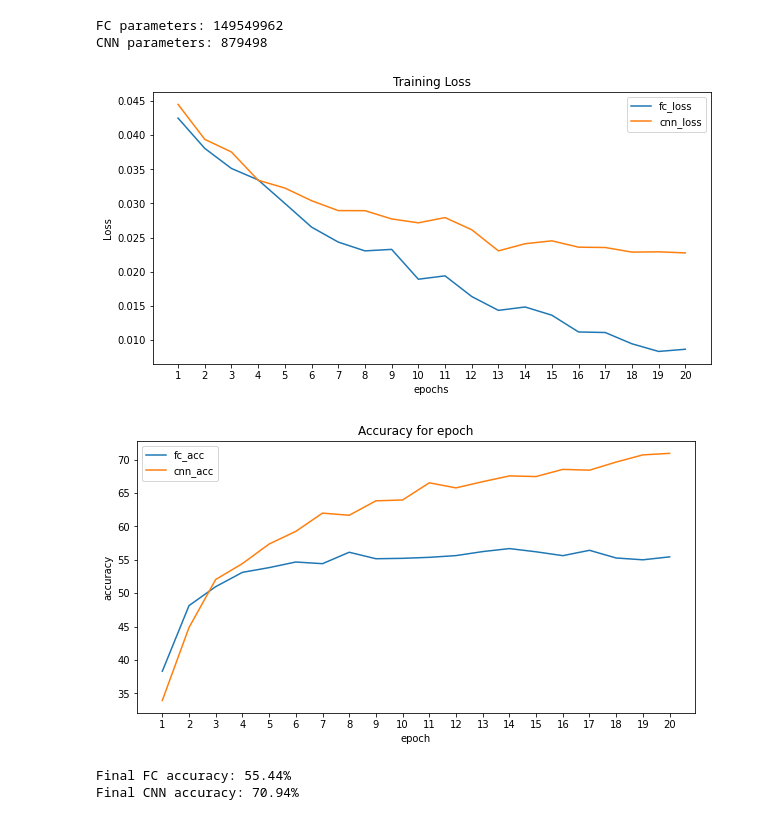
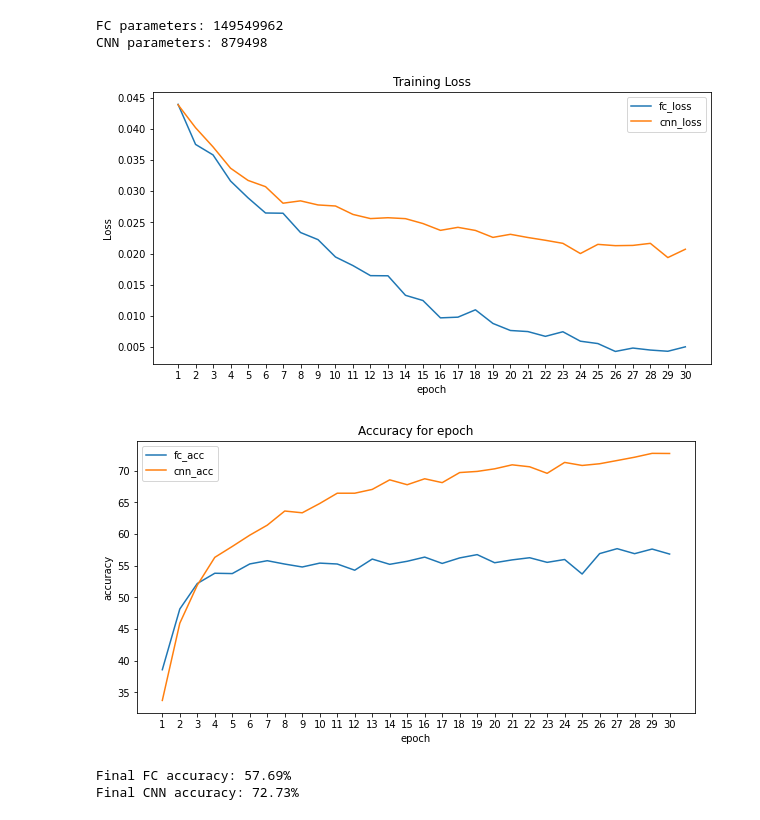
Before and after one commit to aryeko/DeepLearning-TAU, a Jupyter notebook: Ex2/Ex2 - Q1 - CIFAR10.ipynb, the cells around one changed output. Saved outputs shown, nothing was run; the diff lists cells and outputs as text; code cells hidden in the pictures.

Commit message:
Ex2-Q1: Using 30 epochs and optimizing agains validation set

```diff
--- a/Ex2/Ex2 - Q1 - CIFAR10.ipynb
+++ b/Ex2/Ex2 - Q1 - CIFAR10.ipynb
@@ -137,11 +138,17 @@ def test_net(net):
 # %%
 from tqdm import tqdm # progress bar
 
-def train_net(net, optimizer, criterion, epochs=20, print_loss=False):
+def train_net(net, optimizer, criterion, epochs=30, print_loss=False):
     net.to(device) # Send the network architecture to the GPU if available
     print_interval = int(batch_size/2)  # 2 prints per batch
     loss_values = []
     acc_values = []
+    best_model = {
+        'epoch': -1,
+        'model_state_dict': None,
+        'accuracy': 0,
+        'loss': 1,
+    }
     for epoch in tqdm(range(epochs)):  # loop over the dataset multiple times
         net.train()
         running_loss = 0.0
@@ -166,14 +173,27 @@ def train_net(net, optimizer, criterion, epochs=20, print_loss=False):
                   print('[%d, %5d] loss: %.3f' %
                         (epoch + 1, i + 1, running_loss / (i+1)))
                 running_loss = 0.0
-        acc = test_net(net)
-        acc_values.append(acc)
-        if print_loss:
-            print(f'epoch [{epoch}] -> Accuracy: {acc}%')
+        net.eval()
+        test_accuracy = test_net(net)
+        acc_values.append(test_accuracy)
 
+        if best_model['accuracy'] < test_accuracy:
+            best_model = {
+                'epoch': epoch,
+                'model_state_dict': net.state_dict(),
+                'accuracy': test_accuracy,
+                'loss': loss.item(),
+            }
+
+    print("="*20)
+    print(f"Best model using the validation set:\n"
+          f" epoch:         [{best_model['epoch']}]\n"
+          f" loss:          [{best_model['loss']}]\n"
+          f" test accuracy: [{best_model['accuracy']}]\n")
+    print("="*20)
 
     print('Finished Training')
-    return loss_values, acc_values
+    return best_model, loss_values, acc_values
 # %% [markdown]
 ## Define a Loss function, optimizer and train the fully connected net
 - Let's use a Classification Cross-Entropy loss and SGD with momentum.
@@ -185,5 +205,8 @@ fc_net = FCNet()
 criterion = nn.CrossEntropyLoss()
 optimizer = optim.SGD(fc_net.parameters(), lr=0.001, momentum=0.9)
 
-fc_loss_vals, fc_accuracy_vals = train_net(fc_net, optimizer, criterion)
+best_model, fc_loss_vals, fc_accuracy_vals = train_net(fc_net, optimizer, criterion)
+# fc_net = FCNet()
+# fc_net.load_state_dict(best_model['model_state_dict'])
+# fc_net.to(device)
 # %% [output]
@@ -249,5 +279,8 @@ conv_fc_net = ConvFCNet()
 criterion = nn.CrossEntropyLoss()
 optimizer = optim.SGD(conv_fc_net.parameters(), lr=0.001, momentum=0.9)
 
-conv_fc_loss_vals, conv_fc_accuracy_vals = train_net(conv_fc_net, optimizer, criterion)
+best_model, conv_fc_loss_vals, conv_fc_accuracy_vals = train_net(conv_fc_net, optimizer, criterion)
+# conv_fc_net = FCNet()
+# conv_fc_net.load_state_dict(best_model['model_state_dict'])
+# conv_fc_net.to(device)
 # %% [output]
@@ -276,19 +315,19 @@ CNN parameters: 879498
 # %%
 from os import EX_PROTOCOL
 num_batches = len(trainloader)
 fc_loss = [t[2] for t in fc_loss_vals if t[1] == num_batches]
 cnn_loss = [t[2] for t in conv_fc_loss_vals if t[1] == num_batches]
 plt.figure(figsize=(10,5))
 plt.title("Training Loss")
 plt.plot(fc_loss,label="fc_loss")
 plt.plot(cnn_loss,label="cnn_loss")
 plt.xlabel("epoch")
 plt.ylabel("Loss")
-plt.xticks(np.arange(0, 20), np.arange(1, 21))
+plt.xticks(np.arange(0, 30), np.arange(1, 31))
 plt.legend()
 plt.show()
 # %% [output]
-[figure, old version]
+[figure, new version]
 # %%
 plt.figure(figsize=(10,5))
 plt.title("Accuracy for epoch")
@@ -296,17 +335,17 @@ plt.plot(fc_accuracy_vals,label="fc_acc")
 plt.plot(conv_fc_accuracy_vals,label="cnn_acc")
 plt.xlabel("epoch")
 plt.ylabel("accuracy")
-plt.xticks(np.arange(0, 20), np.arange(1, 21))
+plt.xticks(np.arange(0, 30), np.arange(1, 31))
 plt.legend()
 plt.show()
 # %% [output]
-[figure, old version]
+[figure, new version]
 # %%
-print(f"Final FC accuracy: {fc_accuracy}%")
-print(f"Final CNN accuracy: {conv_fc_accuracy}%")
+print(f"Final FC accuracy: {fc_accuracy_vals[26]}%")
+print(f"Final CNN accuracy: {conv_fc_accuracy_vals[28]}%")
 # %% [output]
-Final FC accuracy: 55.44%
-Final CNN accuracy: 70.94%
+Final FC accuracy: 57.69%
+Final CNN accuracy: 72.73%
 # %% [markdown]
 ## Summary
 - The fully connected network has much more parameters since it is not sharing variables
```
Also changed, not shown: parts of 8 cells of this notebook.
